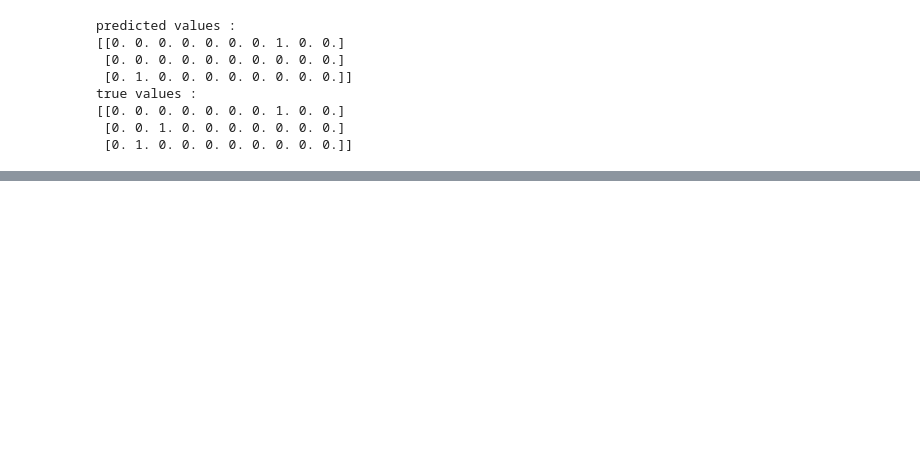
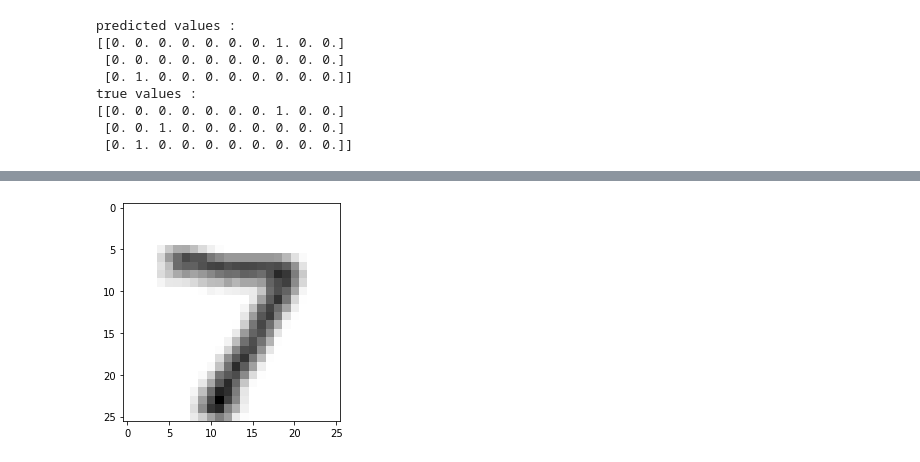
Before and after one commit to pg42859/SIB, a Jupyter notebook: scripts/eval5.ipynb, the cells around one changed output, grey strips where cells are left out. Cells and saved outputs as stored; diff of their text form; code cells hidden in the pictures; blank space fills up the shorter version.

```diff
--- a/scripts/eval5.ipynb
+++ b/scripts/eval5.ipynb
@@ -105,0 +114,13 @@ plot_img(conv.forward(test.X[:1]),shape=(26,26))
+# %%
+net = NN(epochs=500,lr=0.1,verbose=False)
+net.add(Conv2D((28, 28, 1), (3, 3), 1))  # sairá como 26*26*1
+net.add(Activation(Tanh()))
+net.add(MaxPooling((2, 2), stride=1))  # o stride é o que faz a diminuição da dimensão
+# da matriz de output
+net.add(Flatten())  # fica um vetor 1D
+net.add(Dense(25*25*1, 100))
+net.add(Activation(Tanh()))
+net.add(Dense(100, 10))
+net.add(Activation(Sigmoid()))
+
+# net.use(cross_entropy, cross_entropy_prime)
@@ -105,0 +149,9 @@ plot_img(conv.forward(test.X[:1]),shape=(26,26))
+# %%
+conv1 = net.layers[0]
+act1 = net.layers[1]
+pool1 = net.layers[2]
+# %%
+img1 = conv1.forward(test.X[:1])
+plot_img(img1,shape=(26,26))
+# %% [output]
+[figure, added]
```
Also changed, not shown: parts of 14 cells of this notebook, 8 other files.
